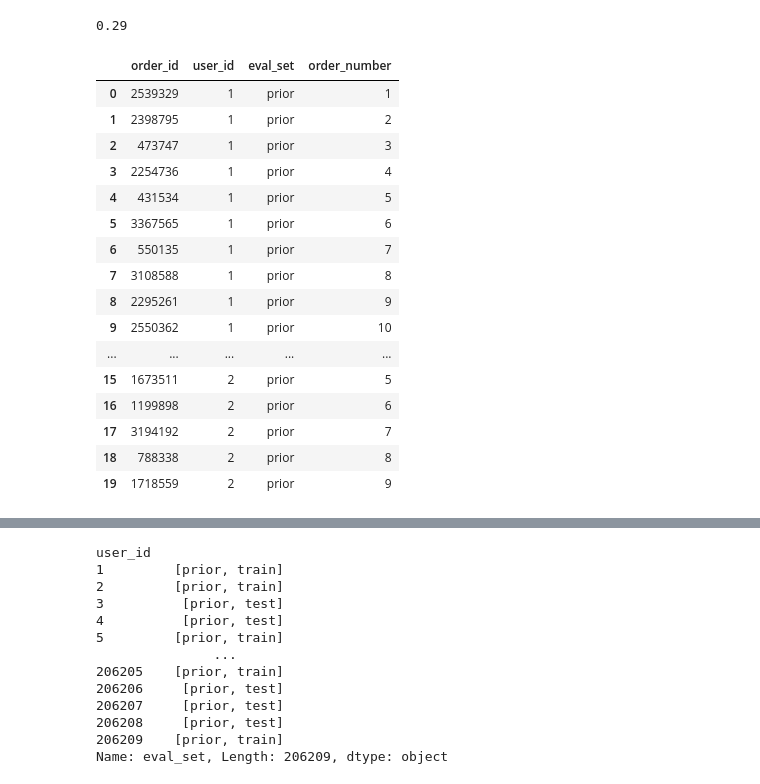
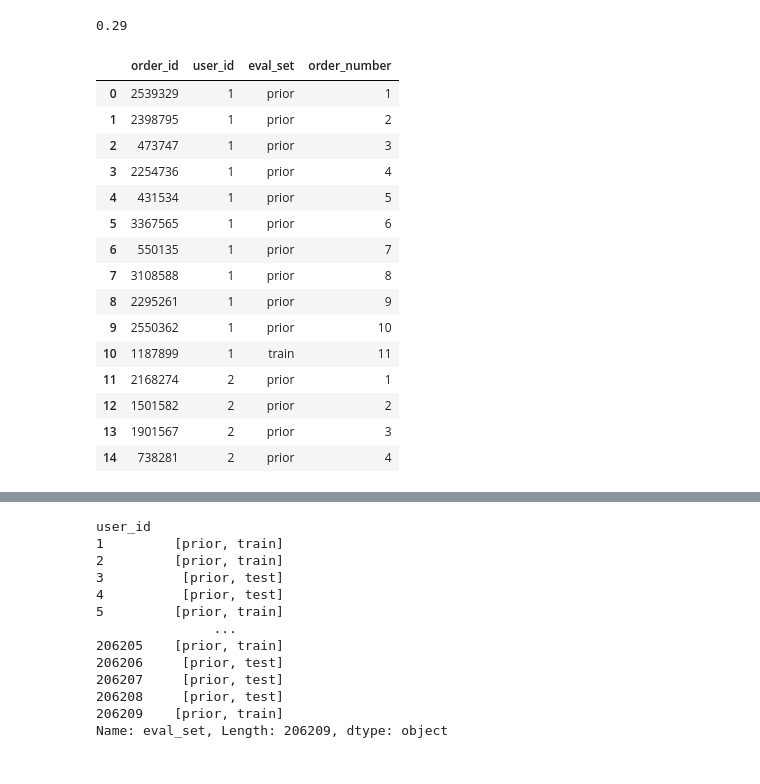
Before and after one commit to robertc2020/Capstone_Project_3-Instacart_Market_Basket_Analysis, a Jupyter notebook: preprocessing_and_modeling.ipynb, the cells around one changed output, grey strips where cells are left out. Saved outputs shown, nothing was run; the diff lists cells and outputs as text; code cells hidden in the pictures.

```diff
--- a/preprocessing_and_modeling.ipynb
+++ b/preprocessing_and_modeling.ipynb
@@ -84,25 +90,24 @@ round(orders.memory_usage(deep=True).sum()/1_000_000_000.,2)
 # %% [output]
 0.29
 # %%
-orders.head(20)
+orders.head(15)
 # %% [output]
 |  | order_id | user_id | eval_set | order_number |
 | 0 | 2539329 | 1 | prior | 1 |
 | 1 | 2398795 | 1 | prior | 2 |
 | 2 | 473747 | 1 | prior | 3 |
 | 3 | 2254736 | 1 | prior | 4 |
 | 4 | 431534 | 1 | prior | 5 |
 | 5 | 3367565 | 1 | prior | 6 |
 | 6 | 550135 | 1 | prior | 7 |
 | 7 | 3108588 | 1 | prior | 8 |
 | 8 | 2295261 | 1 | prior | 9 |
 | 9 | 2550362 | 1 | prior | 10 |
-| ... | ... | ... | ... | ... |
-| 15 | 1673511 | 2 | prior | 5 |
-| 16 | 1199898 | 2 | prior | 6 |
-| 17 | 3194192 | 2 | prior | 7 |
-| 18 | 788338 | 2 | prior | 8 |
-| 19 | 1718559 | 2 | prior | 9 |
+| 10 | 1187899 | 1 | train | 11 |
+| 11 | 2168274 | 2 | prior | 1 |
+| 12 | 1501582 | 2 | prior | 2 |
+| 13 | 1901567 | 2 | prior | 3 |
+| 14 | 738281 | 2 | prior | 4 |
 # %%
 products_prior.head()
 # %% [output]
```
Also changed, not shown: parts of 311 cells of this notebook.
